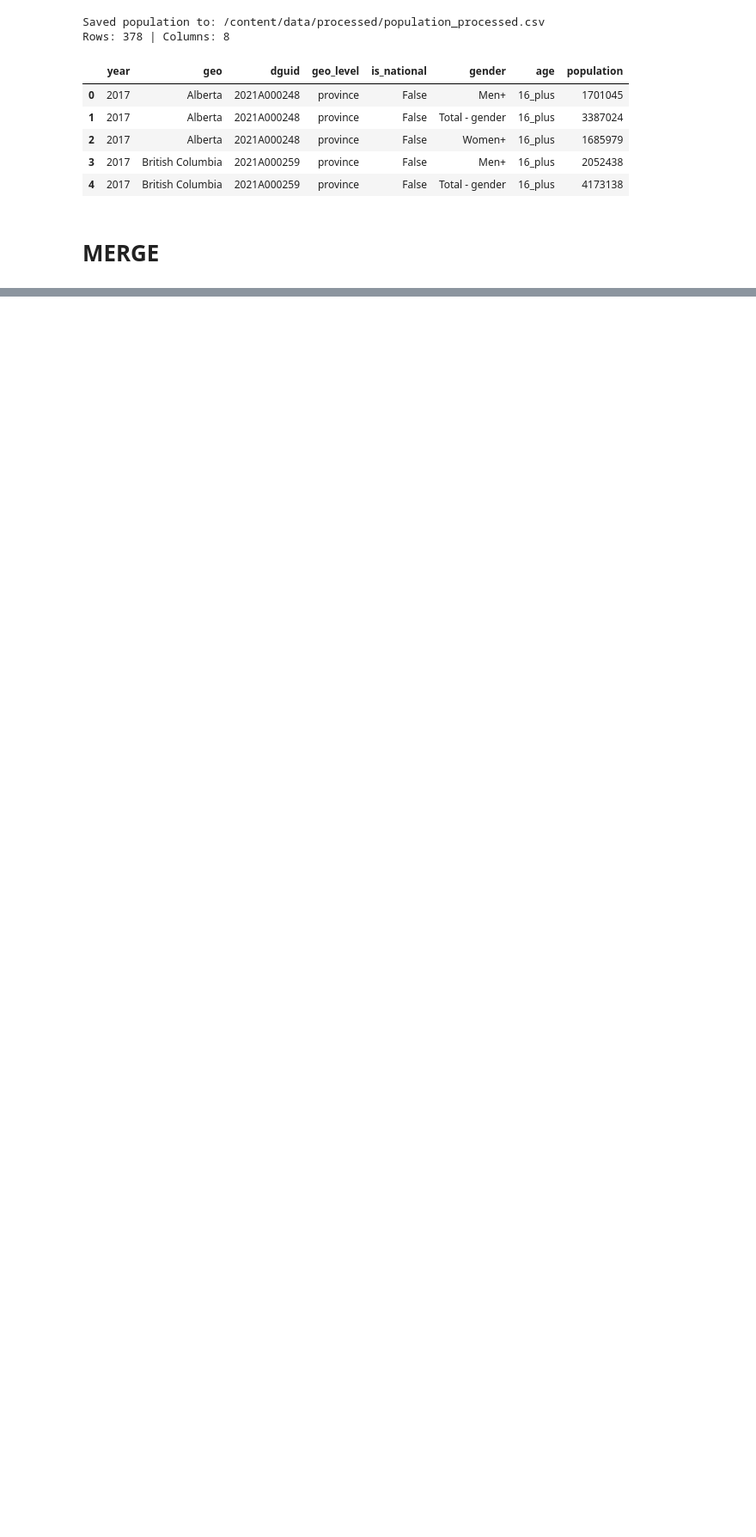
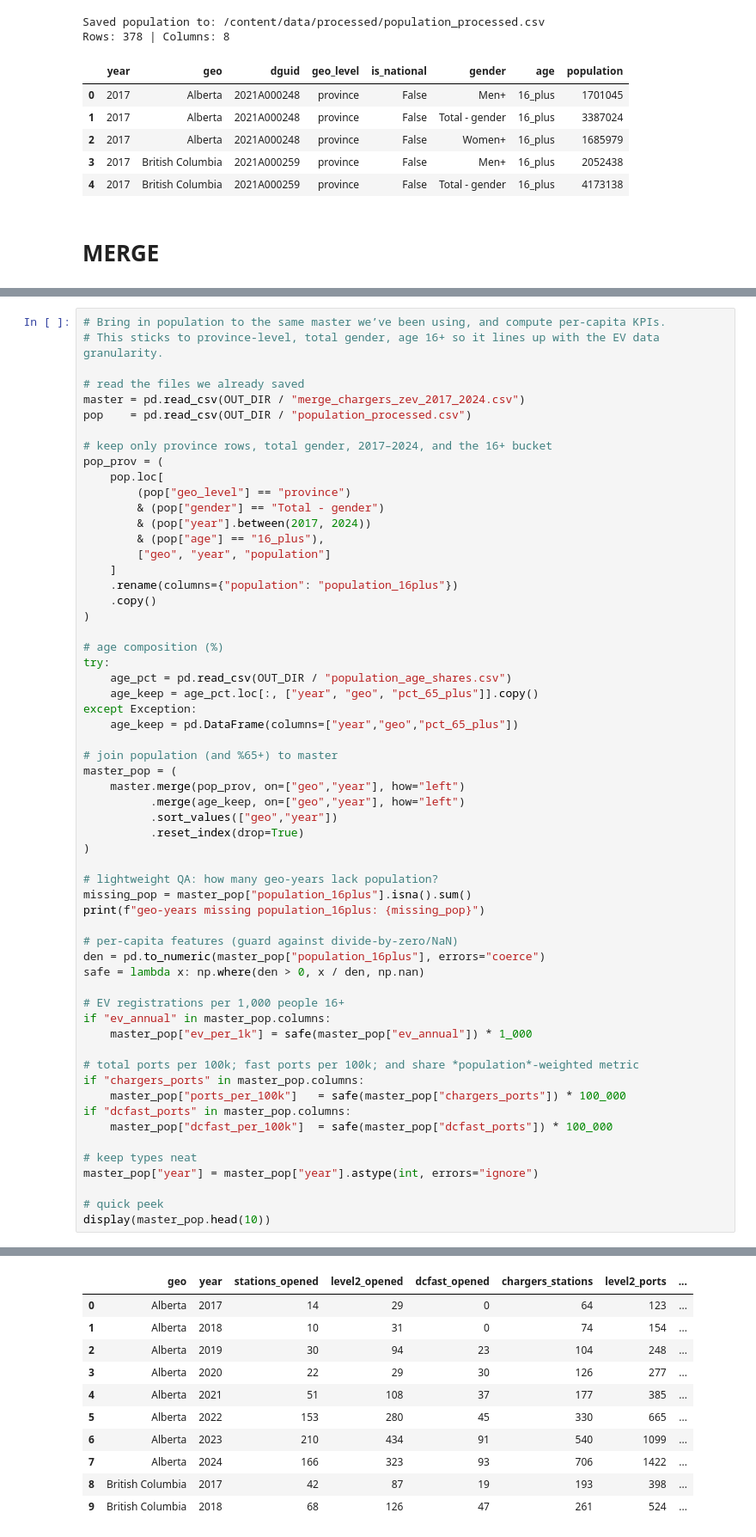
Before and after one commit to sarvenaz-vsl/Electrical-Vehicle-Adoption-Canada, a Jupyter notebook: Electrical_Vehicle_Adoption_Canada.ipynb, the cells around one changed output, grey strips where cells are left out. Shown at 86% size. Drawn from its saved outputs; the diff is of its cells as text; blank space fills up the shorter version.

```diff
--- a/Electrical_Vehicle_Adoption_Canada.ipynb
+++ b/Electrical_Vehicle_Adoption_Canada.ipynb
@@ -1945,0 +2003,60 @@ print(f"Rows: {len(df):,} | Columns: {len(df.columns)}")
+# %%
+# Bring in population to the same master we’ve been using, and compute per-capita KPIs.
+# This sticks to province-level, total gender, age 16+ so it lines up with the EV data granularity.
+
+# read the files we already saved
+master = pd.read_csv(OUT_DIR / "merge_chargers_zev_2017_2024.csv")
+pop    = pd.read_csv(OUT_DIR / "population_processed.csv")
+
+# keep only province rows, total gender, 2017–2024, and the 16+ bucket
+pop_prov = (
+    pop.loc[
+        (pop["geo_level"] == "province")
+        & (pop["gender"] == "Total - gender")
+        & (pop["year"].between(2017, 2024))
+        & (pop["age"] == "16_plus"),
+        ["geo", "year", "population"]
+    ]
+    .rename(columns={"population": "population_16plus"})
+    .copy()
+)
+
+# age composition (%)
+try:
+    age_pct = pd.read_csv(OUT_DIR / "population_age_shares.csv")
+    age_keep = age_pct.loc[:, ["year", "geo", "pct_65_plus"]].copy()
+except Exception:
+    age_keep = pd.DataFrame(columns=["year","geo","pct_65_plus"])
+
+# join population (and %65+) to master
+master_pop = (
+    master.merge(pop_prov, on=["geo","year"], how="left")
+          .merge(age_keep, on=["geo","year"], how="left")
+          .sort_values(["geo","year"])
+          .reset_index(drop=True)
+)
+
+# lightweight QA: how many geo-years lack population?
+missing_pop = master_pop["population_16plus"].isna().sum()
+print(f"geo-years missing population_16plus: {missing_pop}")
+
+# per-capita features (guard against divide-by-zero/NaN)
+den = pd.to_numeric(master_pop["population_16plus"], errors="coerce")
+safe = lambda x: np.where(den > 0, x / den, np.nan)
+
+# EV registrations per 1,000 people 16+
+if "ev_annual" in master_pop.columns:
+    master_pop["ev_per_1k"] = safe(master_pop["ev_annual"]) * 1_000
+
+# total ports per 100k; fast ports per 100k; and share *population*-weighted metric
+if "chargers_ports" in master_pop.columns:
+    master_pop["ports_per_100k"]   = safe(master_pop["chargers_ports"]) * 100_000
+if "dcfast_ports" in master_pop.columns:
+    master_pop["dcfast_per_100k"]  = safe(master_pop["dcfast_ports"]) * 100_000
+
+# keep types neat
+master_pop["year"] = master_pop["year"].astype(int, errors="ignore")
+
+# quick peek
+display(master_pop.head(10))
+# %% [output]
@@ -1945,0 +2064,11 @@ print(f"Rows: {len(df):,} | Columns: {len(df.columns)}")
+|  | geo | year | stations_opened | level2_opened | dcfast_opened | chargers_stations | level2_ports | ... |
+| 0 | Alberta | 2017 | 14 | 29 | 0 | 64 | 123 | ... |
+| 1 | Alberta | 2018 | 10 | 31 | 0 | 74 | 154 | ... |
+| 2 | Alberta | 2019 | 30 | 94 | 23 | 104 | 248 | ... |
+| 3 | Alberta | 2020 | 22 | 29 | 30 | 126 | 277 | ... |
+| 4 | Alberta | 2021 | 51 | 108 | 37 | 177 | 385 | ... |
+| 5 | Alberta | 2022 | 153 | 280 | 45 | 330 | 665 | ... |
+| 6 | Alberta | 2023 | 210 | 434 | 91 | 540 | 1099 | ... |
+| 7 | Alberta | 2024 | 166 | 323 | 93 | 706 | 1422 | ... |
+| 8 | British Columbia | 2017 | 42 | 87 | 19 | 193 | 398 | ... |
+| 9 | British Columbia | 2018 | 68 | 126 | 47 | 261 | 524 | ... |
```
Also changed, not shown: parts of 44 cells of this notebook.
